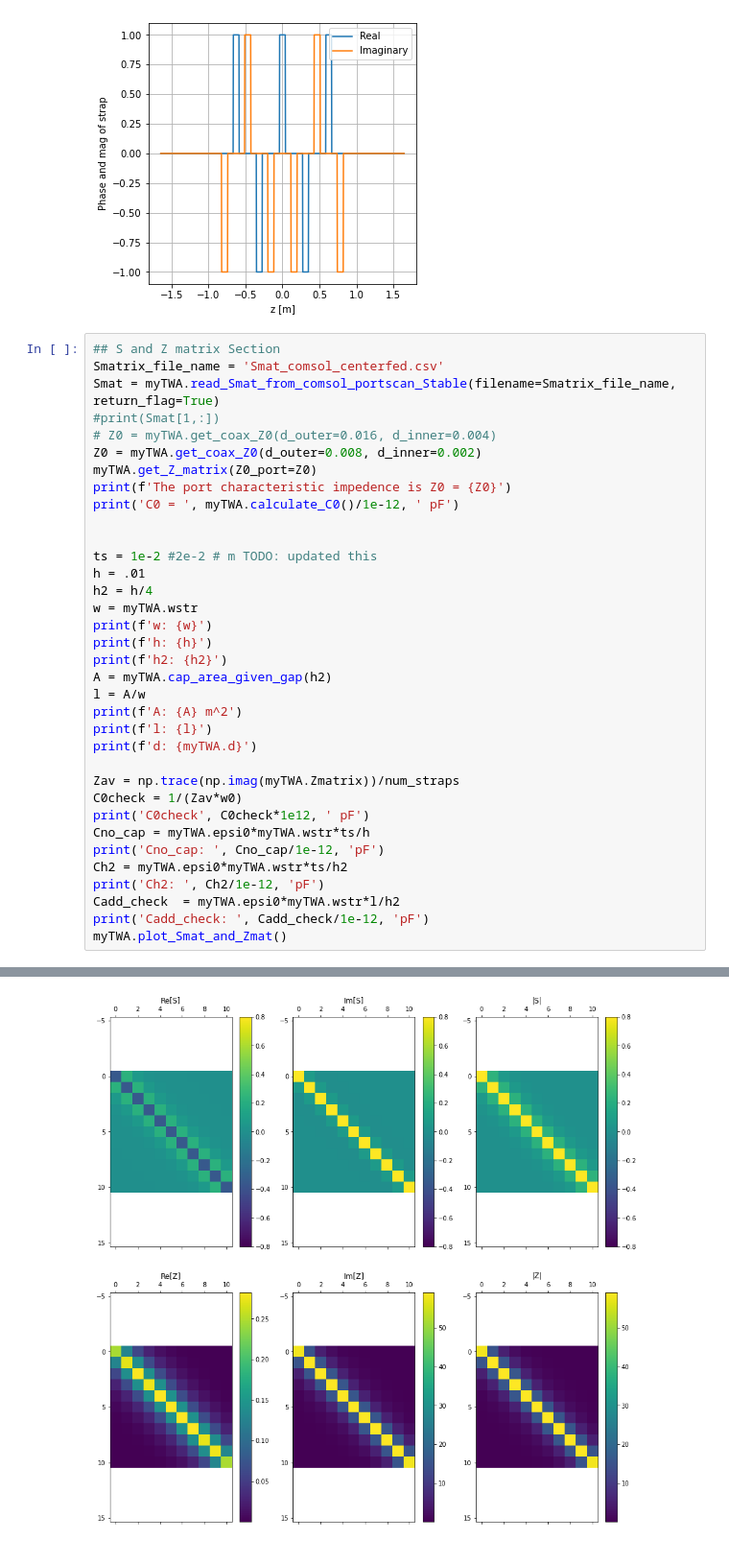
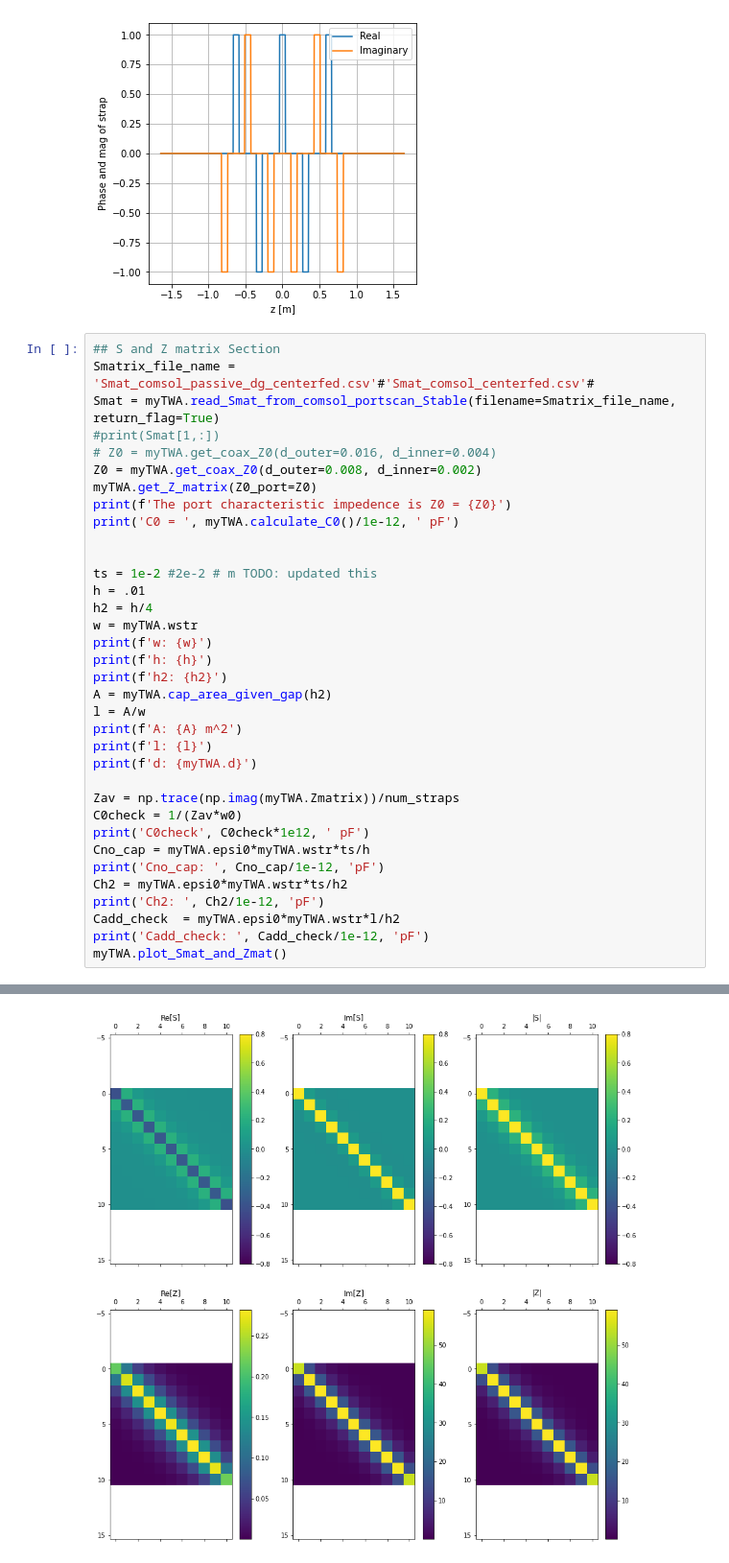
Before and after one commit to vandelij/TWA_circuit, a Jupyter notebook: TWA_Center_fed.ipynb, the cells around one changed output, grey strips where cells are left out. Shown at 96% size. Drawn from its saved outputs; the diff is of its cells as text.

```diff
--- a/TWA_Center_fed.ipynb
+++ b/TWA_Center_fed.ipynb
@@ -77,7 +77,7 @@ ax.legend()
 [figure]
 # %%
 ## S and Z matrix Section
-Smatrix_file_name = 'Smat_comsol_centerfed.csv'
+Smatrix_file_name = 'Smat_comsol_passive_dg_centerfed.csv'#'Smat_comsol_centerfed.csv'#
 Smat = myTWA.read_Smat_from_comsol_portscan_Stable(filename=Smatrix_file_name, return_flag=True)
 #print(Smat[1,:])
 # Z0 = myTWA.get_coax_Z0(d_outer=0.016, d_inner=0.004)
@@ -126,4 +126,4 @@ Cadd_check:  28.141576167613508 pF
-[figure, old version]
+[figure, new version]
 # %%
 # load up the frequecy scan
 import csv
```
Also changed, not shown: parts of 4 cells of this notebook, 2 other files.
